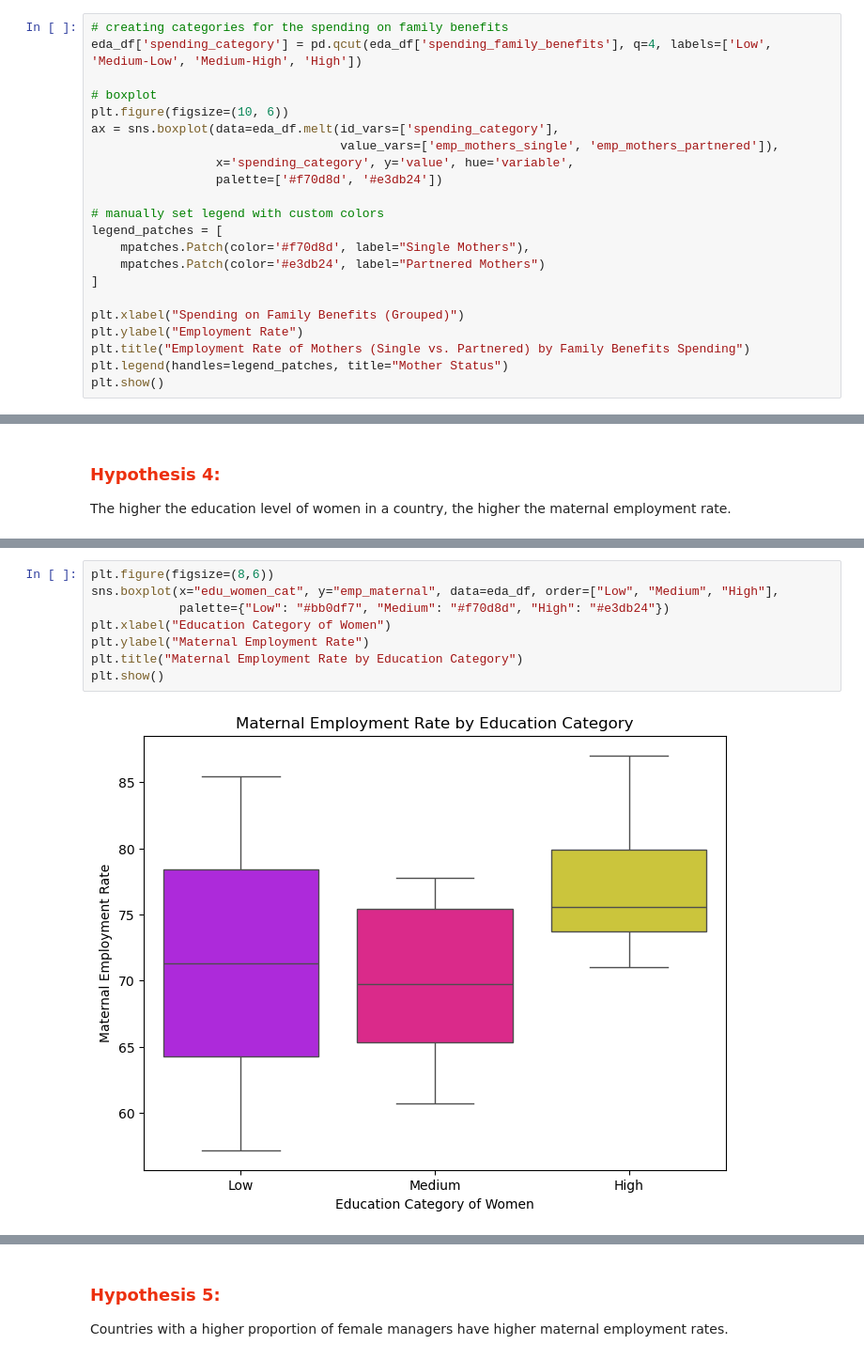
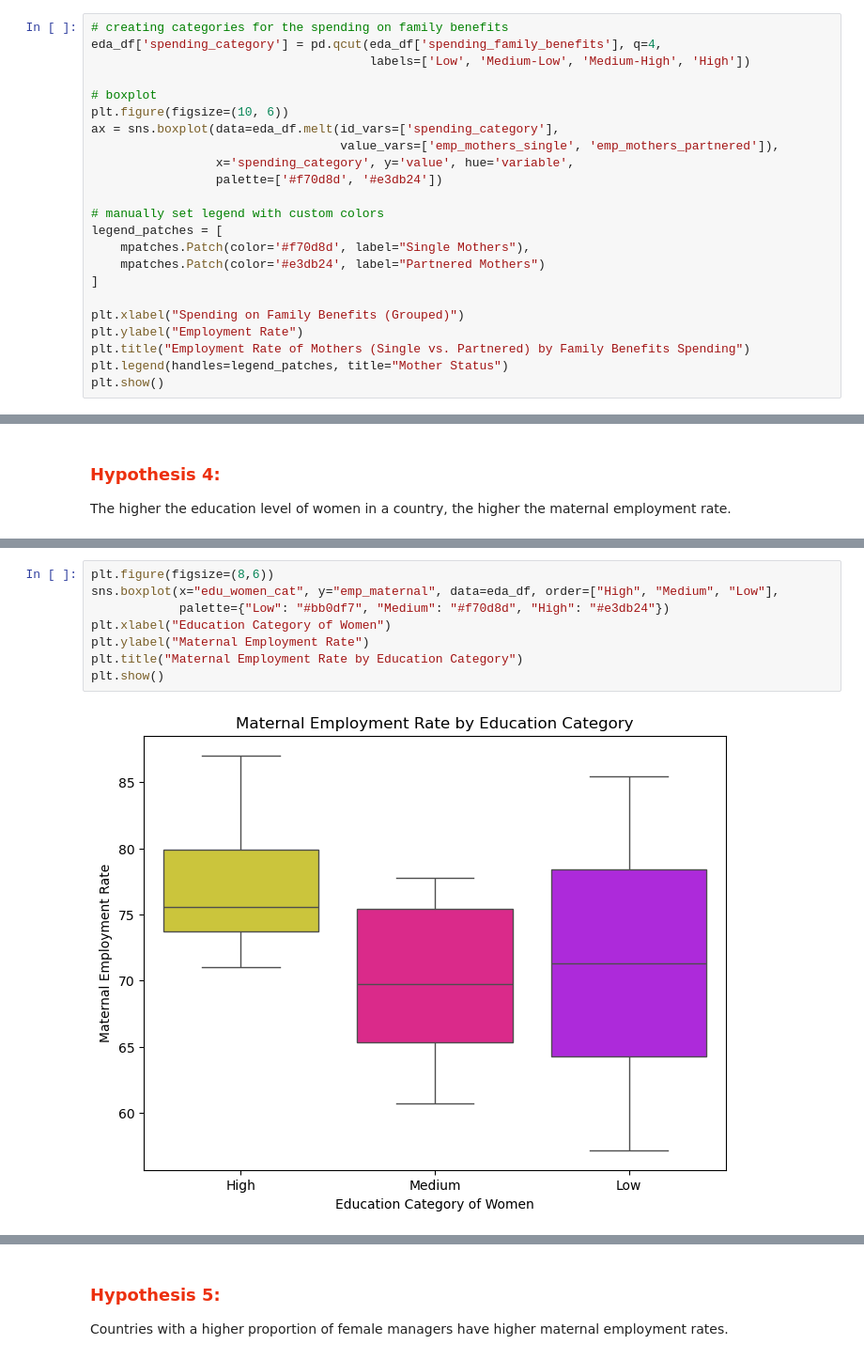
Before and after one commit to Paula0923/maternal-employment, a Jupyter notebook: EDA_maternal-employment.ipynb, the cells around one changed output, grey strips where cells are left out. Shown at 94% size. Cells and saved outputs as stored; diff of their text form.

```diff
--- a/EDA_maternal-employment.ipynb
+++ b/EDA_maternal-employment.ipynb
@@ -1167,7 +1407,8 @@ plt.show()
 #### <span style="color: #bb1010;">Boxplot: Employment Rate of Single/ Partnered Mother by Spending on Family Benefits</span>
 # %%
 # creating categories for the spending on family benefits
-eda_df['spending_category'] = pd.qcut(eda_df['spending_family_benefits'], q=4, labels=['Low', 'Medium-Low', 'Medium-High', 'High'])
+eda_df['spending_category'] = pd.qcut(eda_df['spending_family_benefits'], q=4,
+                                      labels=['Low', 'Medium-Low', 'Medium-High', 'High'])
 
 # boxplot
 plt.figure(figsize=(10, 6))
@@ -1277,10 +1541,10 @@ eda_df["edu_women_score"].corr(eda_df["emp_maternal"])
 # %%
 plt.figure(figsize=(8,6))
-sns.boxplot(x="edu_women_cat", y="emp_maternal", data=eda_df, order=["Low", "Medium", "High"],
+sns.boxplot(x="edu_women_cat", y="emp_maternal", data=eda_df, order=["High", "Medium", "Low"],
             palette={"Low": "#bb0df7", "Medium": "#f70d8d", "High": "#e3db24"})
 plt.xlabel("Education Category of Women")
 plt.ylabel("Maternal Employment Rate")
 plt.title("Maternal Employment Rate by Education Category")
 plt.show()
 # %% [output]
-[figure, old version]
+[figure, new version]
```
Also changed, not shown: parts of 64 cells of this notebook, 1 other file.
